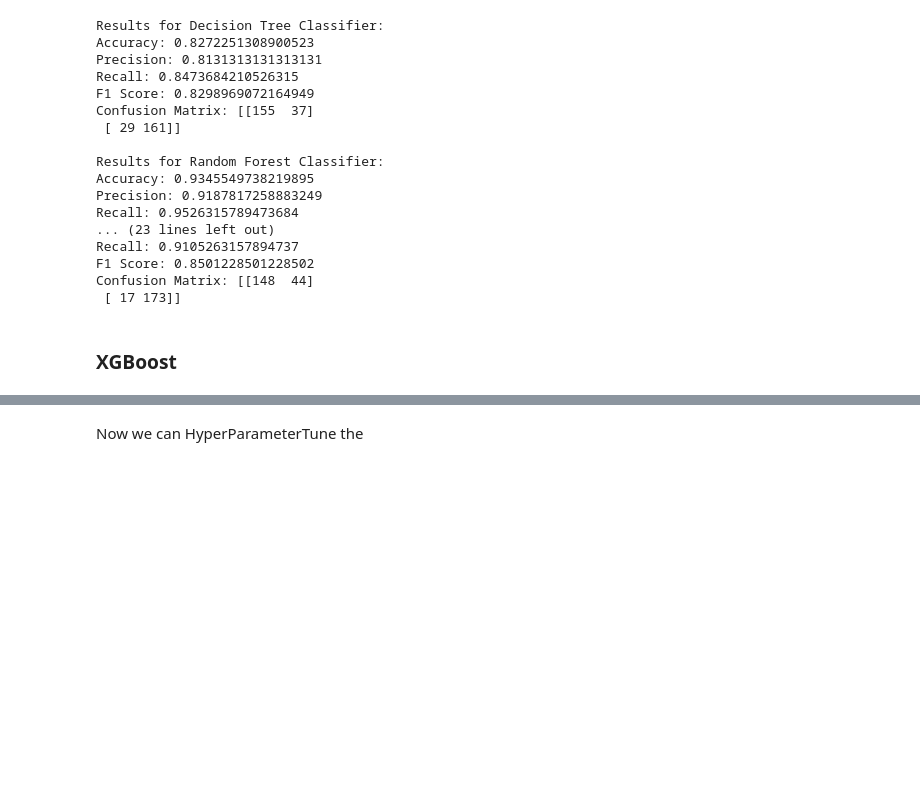
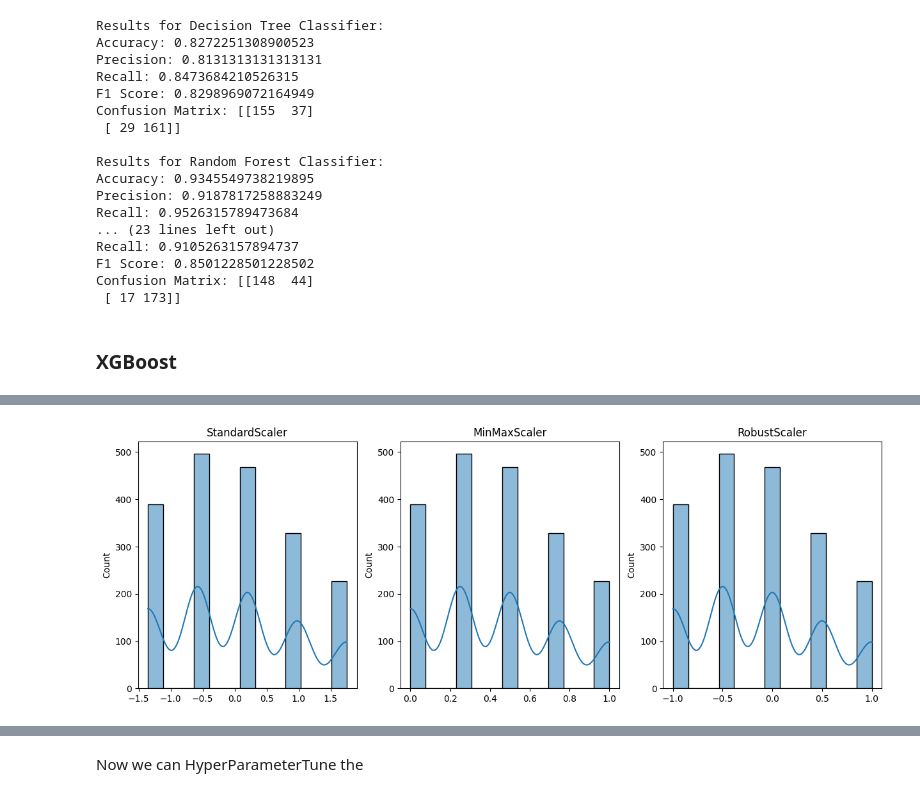
Before and after one commit to Camilabperez/Deteccion-fraude-ML, a Jupyter notebook: fraud-detection-short.ipynb, the cells around one changed output, grey strips where cells are left out. Cells and saved outputs as stored; diff of their text form; code cells hidden in the pictures; blank space fills up the shorter version.

```diff
--- a/fraud-detection-short.ipynb
+++ b/fraud-detection-short.ipynb
@@ -66,7 +69,7 @@ from sklearn.metrics import accuracy_score, precision_score, recall_score, f1_sc
 model = LogisticRegression()
 
 # Entrenar el modelo con los datos de entrenamiento
-model.fit(X_train, Y_train)
+model.fit(x_train, Y_train)
 
 # Realizar predicciones con los datos de prueba
 y_pred = model.predict(X_test)
@@ -99,7 +102,7 @@ with mlflow.start_run():
 
     # Crear y entrenar el modelo
     model = LogisticRegression(**params)
-    model.fit(X_train, Y_train)
+    model.fit(x_train, Y_train)
 
     # Hacer predicciones
     y_pred = model.predict(X_test)
@@ -117,7 +120,7 @@ with mlflow.start_run():
     mlflow.log_metric("f1_score", f1)
 
     # Capturar firma del modelo
-    signature = infer_signature(X_train, model.predict(X_train))
+    signature = infer_signature(x_train, model.predict(x_train))
 
     # Registrar el modelo
     mlflow.sklearn.log_model(
@@ -463,0 +406,5 @@ Accuracy con la mejor configuración: 0.945
+# %%
+from load_clean_data import load_data, clean_data, oversample
+data = load_data()
+cleandata, X, Y = clean_data(data)
+x_resampled, y_resampled = oversample(X, Y)
@@ -463,0 +538,6 @@ Accuracy con la mejor configuración: 0.945
+# %%
+from load_clean_data import load_data, clean_data, oversample
+data = load_data()
+cleandata, X, Y = clean_data(data)
+x_resampled, y_resampled = oversample(X, Y)
+print(y_resampled)
@@ -463,0 +565,26 @@ Accuracy con la mejor configuración: 0.945
+# %%
+from sklearn.preprocessing import StandardScaler, MinMaxScaler, RobustScaler
+import seaborn as sns
+import matplotlib.pyplot as plt
+
+scalers = {
+    "StandardScaler": StandardScaler(),
+    "MinMaxScaler": MinMaxScaler(),
+    "RobustScaler": RobustScaler()
+}
+
+# Aplicar diferentes escaladores y comparar
+scaled_data = {}
+for name, scaler in scalers.items():
+    scaled_data[name] = scaler.fit_transform(X_resampled)
+
+# Ver cómo cambia la distribución después del escalado
+fig, axes = plt.subplots(1, 3, figsize=(15, 5))
+
+for i, (name, data) in enumerate(scaled_data.items()):
+    sns.histplot(data[:, 0], ax=axes[i], kde=True)  # Graficamos la primera columna escalada
+    axes[i].set_title(name)
+
+plt.show()
+# %% [output]
+[figure, added]
```
Also changed, not shown: parts of 21 cells of this notebook, 6 other files.
